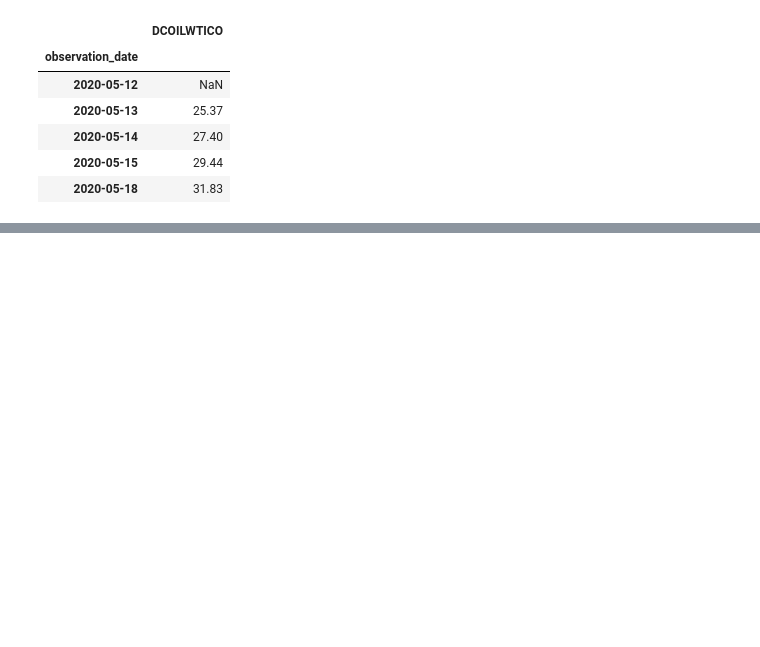
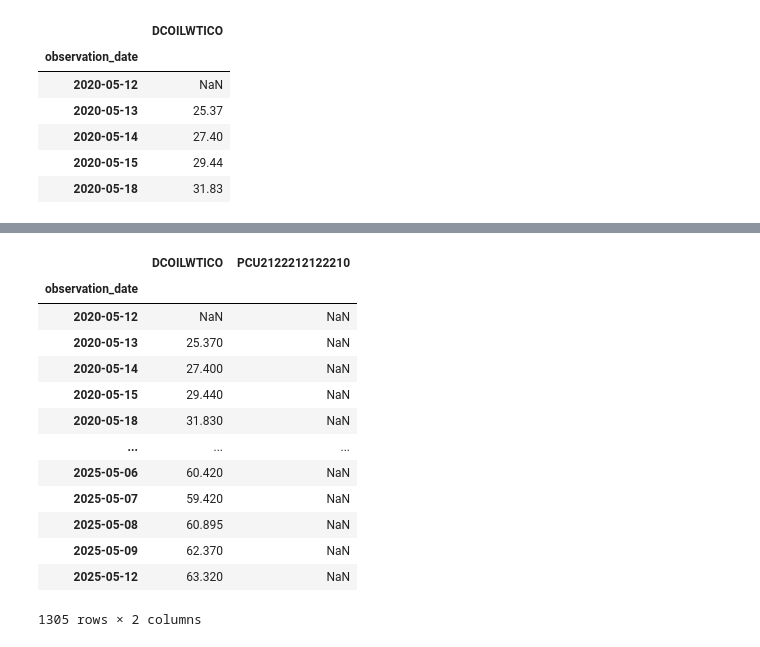
Before and after one commit to reuven/oreilly-2025-05May-pandas, a Jupyter notebook: OReilly - 2025-05May-19.ipynb, the cells around one changed output, grey strips where cells are left out. Drawn from its saved outputs; the diff is of its cells as text; code cells hidden in the pictures; blank space fills up the shorter version.

```diff
--- a/OReilly - 2025-05May-19.ipynb
+++ b/OReilly - 2025-05May-19.ipynb
@@ -1510,3 +1510,7 @@ df.head()
 | 2020-05-14 | 27.40 |
 | 2020-05-15 | 29.44 |
 | 2020-05-18 | 31.83 |
+# %%
+gold_filename = '/Users/reuven/Downloads/PCU2122212122210.csv'
+
+gold_df = pd.read_csv(gold_filename, index_col='observation_date')
@@ -1512,0 +1551,19 @@ df.head()
+# %%
+# let's combine them, with "join", into a single data frame
+
+df.join(gold_df)
+# %% [output]
+|  | DCOILWTICO | PCU2122212122210 |
+| observation_date |  |  |
+| 2020-05-12 | NaN | NaN |
+| 2020-05-13 | 25.370 | NaN |
+| 2020-05-14 | 27.400 | NaN |
+| 2020-05-15 | 29.440 | NaN |
+| 2020-05-18 | 31.830 | NaN |
+| ... | ... | ... |
+| 2025-05-06 | 60.420 | NaN |
+| 2025-05-07 | 59.420 | NaN |
+| 2025-05-08 | 60.895 | NaN |
+| 2025-05-09 | 62.370 | NaN |
+| 2025-05-12 | 63.320 | NaN |
+1305 rows × 2 columns
```
Also changed, not shown: parts of 3 cells of this notebook.
